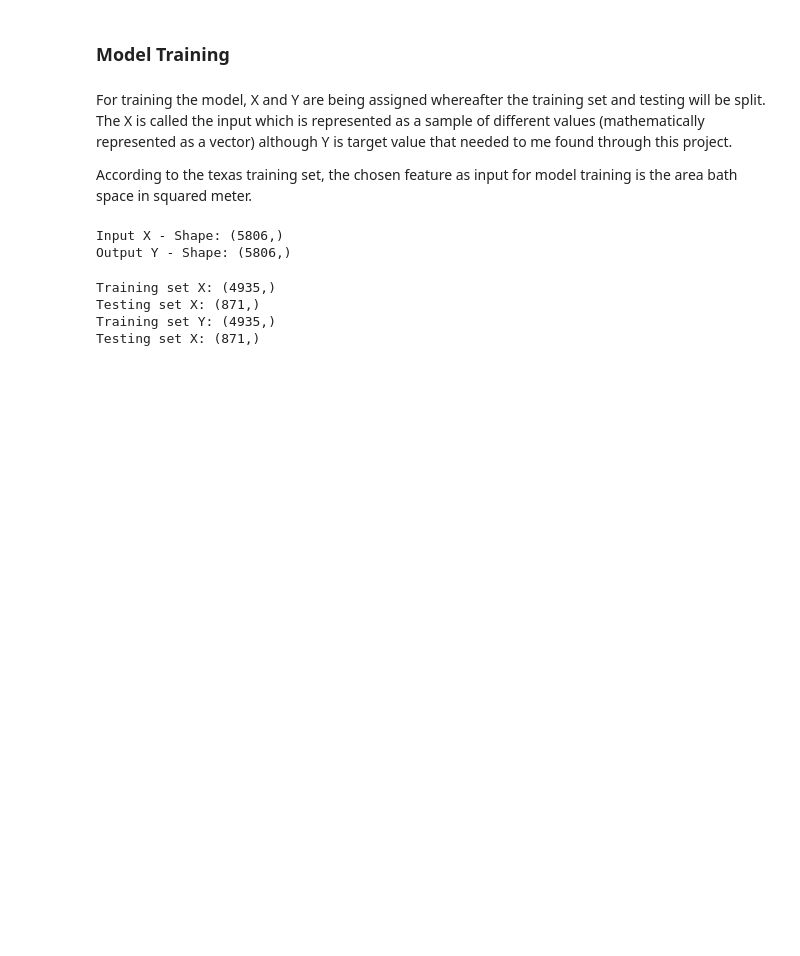
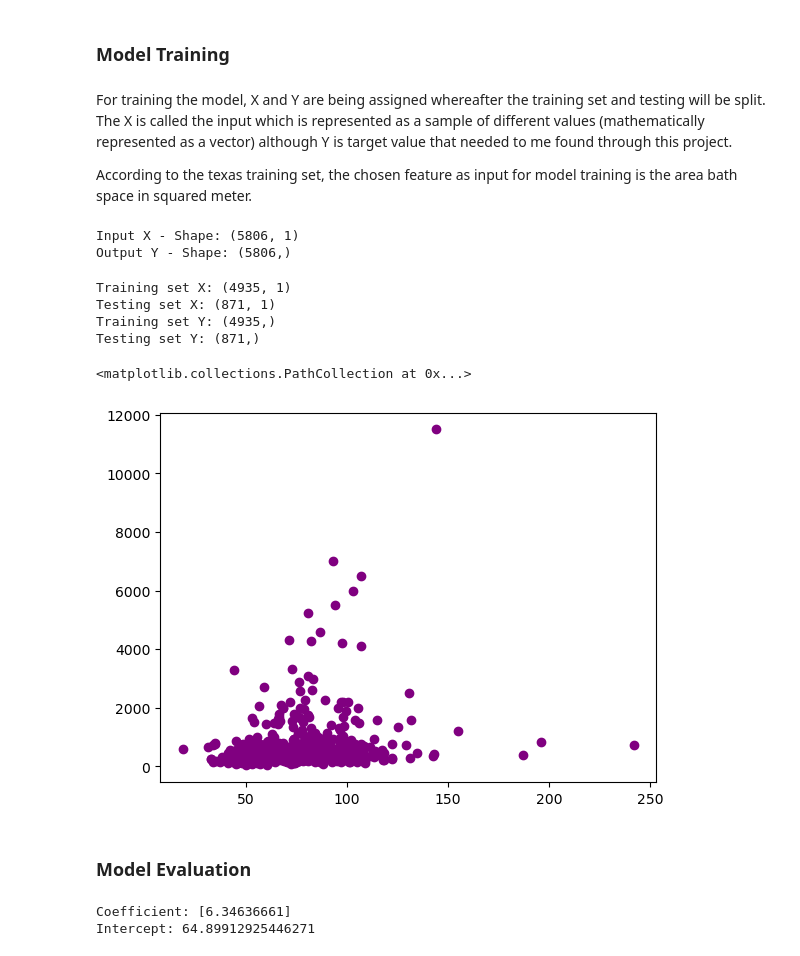
Before and after one commit to mian-adoan98/ML-Project---House-Sale-Price-Prediction, a Jupyter notebook: house_price_modeling.ipynb, the cells around one changed output. Saved outputs shown, nothing was run; the diff lists cells and outputs as text; code cells hidden in the pictures; blank space fills up the shorter version.

Commit message:
4rd Commit: evaluating regression model + modifying regression plot

```diff
--- a/house_price_modeling.ipynb
+++ b/house_price_modeling.ipynb
@@ -49,14 +49,14 @@ The X is called the input which is represented as a sample of different values (
 According to the texas training set, the chosen feature as input for model training is the area bath space in squared meter.
 # %%
 # assign the parameters for buidling linear regression model
-X = texas_trainset["Area_bath_sqm"]
+X = texas_trainset[["Area_bath_sqm"]]
 Y = texas_trainset["Price(1k)"]
 
 # display the shape of the parameters before training the model
 print(f"Input X - Shape: {X.shape}")
 print(f"Output Y - Shape: {Y.shape}")
 # %% [output]
-Input X - Shape: (5806,)
+Input X - Shape: (5806, 1)
 Output Y - Shape: (5806,)
 # %%
 # split data into training and testing sets
@@ -66,10 +66,10 @@ xtrain_txs, xtest_txs, ytrain_txs, ytest_txs = train_test_split(X, Y, test_size=
 print(f"Training set X: {xtrain_txs.shape}")
 print(f"Testing set X: {xtest_txs.shape}")
 print(f"Training set Y: {ytrain_txs.shape}")
-print(f"Testing set X: {ytest_txs.shape}")
+print(f"Testing set Y: {ytest_txs.shape}")
 # %% [output]
-Training set X: (4935,)
-Testing set X: (871,)
+Training set X: (4935, 1)
+Testing set X: (871, 1)
 Training set Y: (4935,)
-Testing set X: (871,)
+Testing set Y: (871,)
 # %%
@@ -81,0 +82,21 @@ Testing set X: (871,)
+# %%
+# scatter plot with sample data
+plt.scatter(xtest_txs, ytest_txs, color="purple")
+# plt.plot(xtest_txs, np.arange(0,871))
+# %% [output]
+<matplotlib.collections.PathCollection at 0x...>
+[figure, added]
+# %% [markdown]
+### Model Evaluation
+# %%
+# retrieve coefficients and intercepts for building linear regression model
+model_coef = model.coef_
+model_intercept = model.intercept_
+
+print(f"Coefficient: {model_coef}")
+print(f"Intercept: {model_intercept}")
+# build prediction line
+y_pred = model_coef*xtest_txs + model_intercept
+# %% [output]
+Coefficient: [6.34636661]
+Intercept: 64.89912925446271
```
Also changed, not shown: parts of 3 cells of this notebook.
